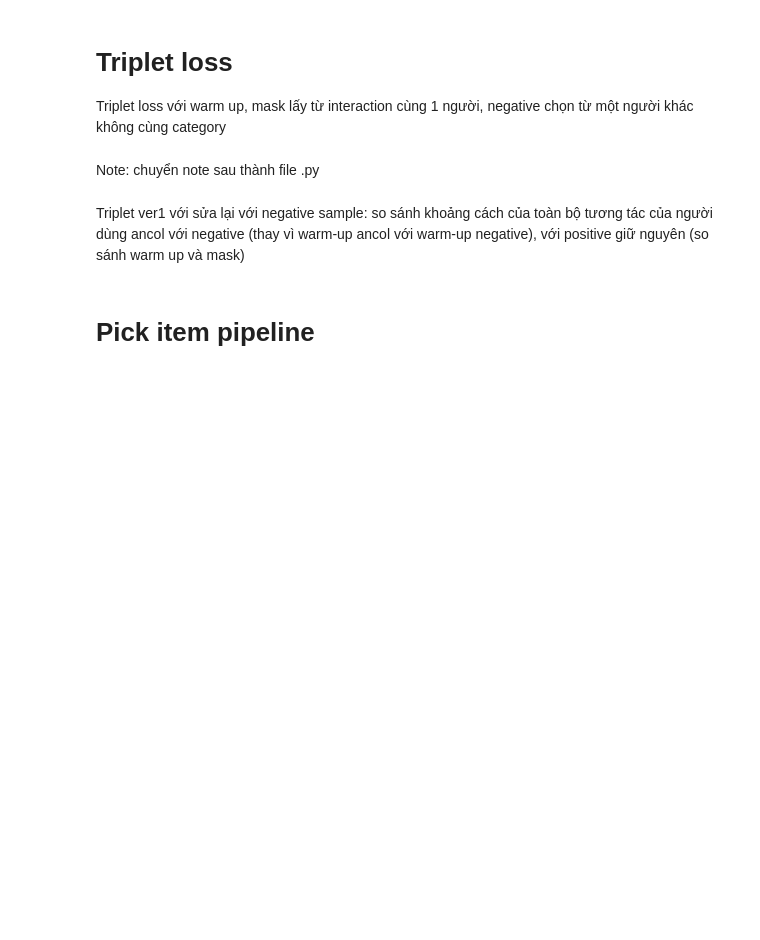
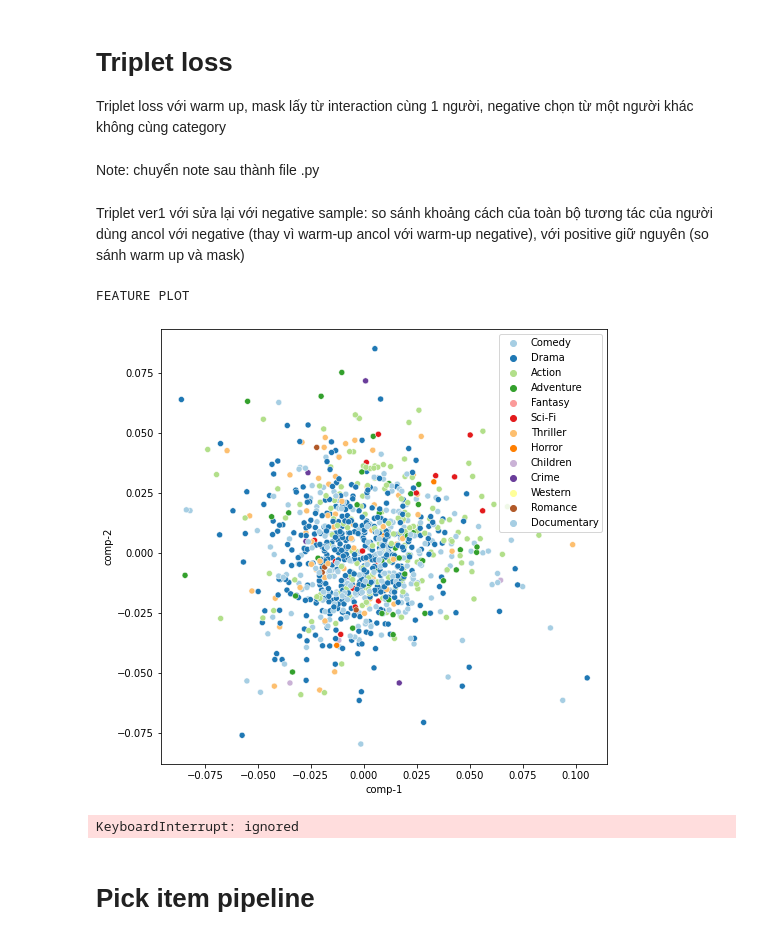
Before and after one commit to quanvu0996/TF_cert_training, a Jupyter notebook: v2.5_ML20M optimizing cluster.ipynb, the cells around one changed output. Drawn from its saved outputs; the diff is of its cells as text; code cells hidden in the pictures; blank space fills up the shorter version.

```diff
--- a/v2.5_ML20M optimizing cluster.ipynb
+++ b/v2.5_ML20M optimizing cluster.ipynb
@@ -1224,13 +1258,17 @@ model.compile(
     loss=TripletHardWarmupMaskedLoss2())
 # %%
 %%time
-epochs= 1
+epochs= 5
 test_set = warm_up_mask[(warm_up_mask[userCol]>1000)&(warm_up_mask[userCol]<2000)]
 model_plot( model, movies, test_set )
 for n in range(epochs):
-  print(n, "/", epochs, ": ", model._wu_mask_triplet_train_minibatch_step(train_warm.sample(frac=0.1), batch_size=512))
+  print(n, "/", epochs, ": ", model._wu_mask_triplet_train_minibatch_step(train_warm.sample(frac=0.9), batch_size=512))
   model_plot(model, movies, test_set )
   gc.collect()
+# %% [output]
+FEATURE PLOT
+[figure, added]
+KeyboardInterrupt: ignored
 # %%
 gc.collect()
 # %%
```
Also changed, not shown: parts of 38 cells of this notebook.
